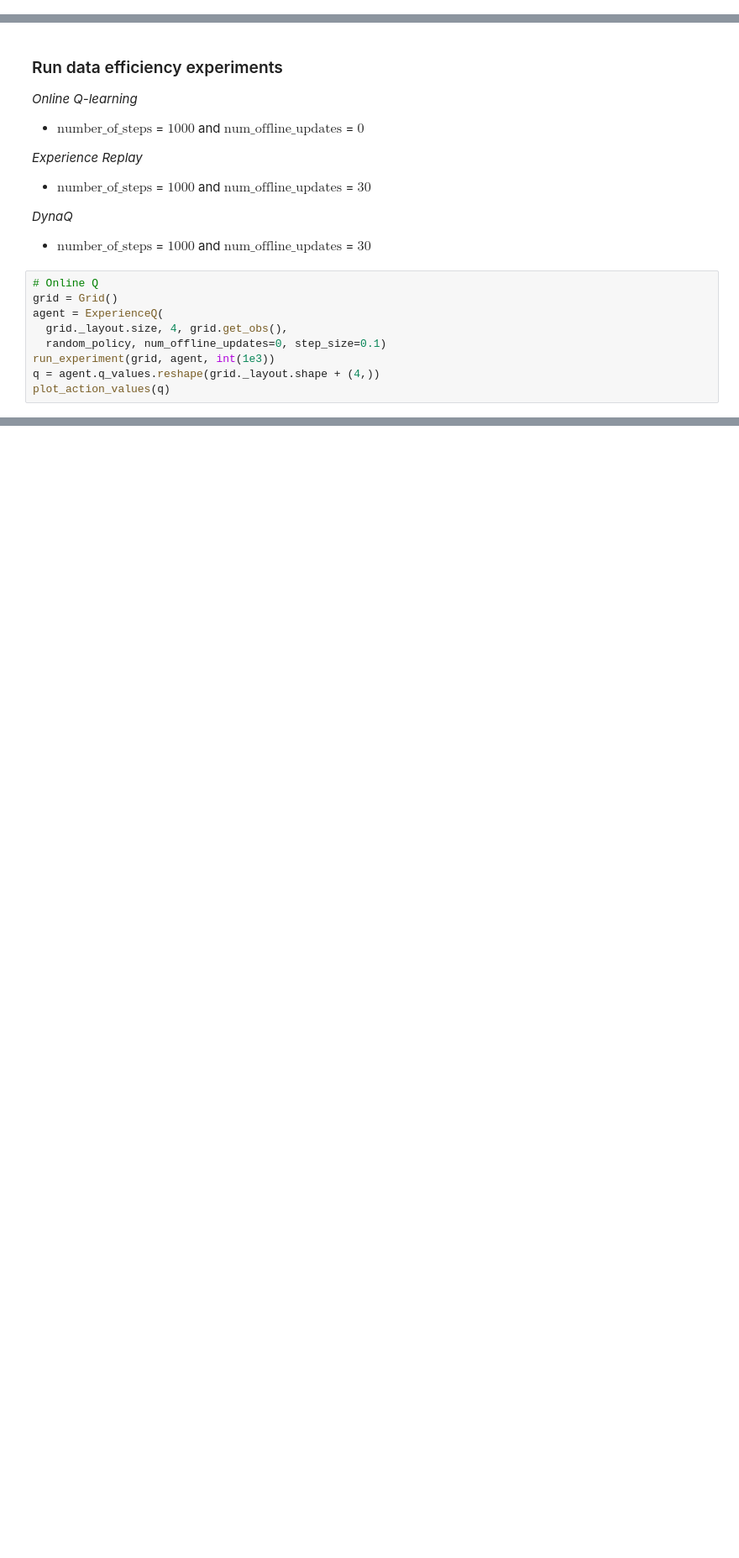
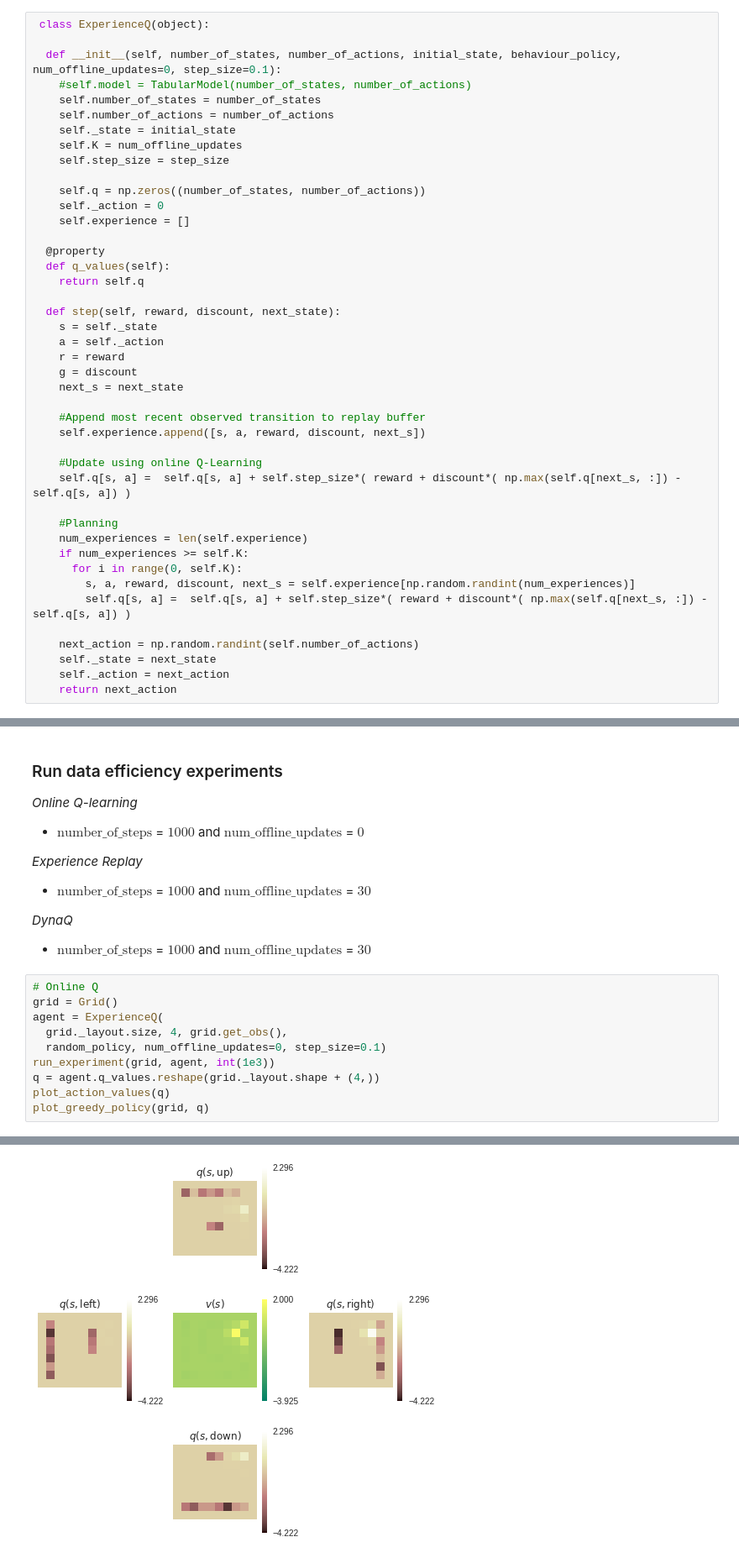
Before and after one commit to bouracha/reinforcement_learning, a Jupyter notebook: 18071890_RL_hw3.ipynb, the cells around one changed output, grey strips where cells are left out. Shown at 84% size. Saved outputs shown, nothing was run; the diff lists cells and outputs as text; blank space fills up the shorter version.

```diff
--- a/18071890_RL_hw3.ipynb
+++ b/18071890_RL_hw3.ipynb
@@ -573,3 +554,46 @@ So, the `step` function of the agent will, conceptually, look as follows:
+# %%
+ class ExperienceQ(object):
+
+  def __init__(self, number_of_states, number_of_actions, initial_state, behaviour_policy, num_offline_updates=0, step_size=0.1):
+    #self.model = TabularModel(number_of_states, number_of_actions)
+    self.number_of_states = number_of_states
+    self.number_of_actions = number_of_actions
+    self._state = initial_state
+    self.K = num_offline_updates
+    self.step_size = step_size
+
+    self.q = np.zeros((number_of_states, number_of_actions))
+    self._action = 0
+    self.experience = []
+
+  @property
+  def q_values(self):
+    return self.q
+
+  def step(self, reward, discount, next_state):
+    s = self._state
+    a = self._action
+    r = reward
+    g = discount
+    next_s = next_state
+
+    #Append most recent observed transition to replay buffer
+    self.experience.append([s, a, reward, discount, next_s])
+
+    #Update using online Q-Learning
+    self.q[s, a] =  self.q[s, a] + self.step_size*( reward + discount*( np.max(self.q[next_s, :]) - self.q[s, a]) )
+
+    #Planning
+    num_experiences = len(self.experience)
+    if num_experiences >= self.K:
+      for i in range(0, self.K):
+        s, a, reward, discount, next_s = self.experience[np.random.randint(num_experiences)]
+        self.q[s, a] =  self.q[s, a] + self.step_size*( reward + discount*( np.max(self.q[next_s, :]) - self.q[s, a]) )
+
+    next_action = np.random.randint(self.number_of_actions)
+    self._state = next_state
+    self._action = next_action
+    return next_action
 # %% [markdown]
 
 ### Question 2.1.4
@@ -707,3 +731,5 @@ agent = ExperienceQ(
 run_experiment(grid, agent, int(1e3))
 q = agent.q_values.reshape(grid._layout.shape + (4,))
 plot_action_values(q)
+plot_greedy_policy(grid, q)
+# %% [output]
@@ -709,0 +738 @@ plot_action_values(q)
+[figure, added]
```
Also changed, not shown: parts of 5 cells of this notebook.
